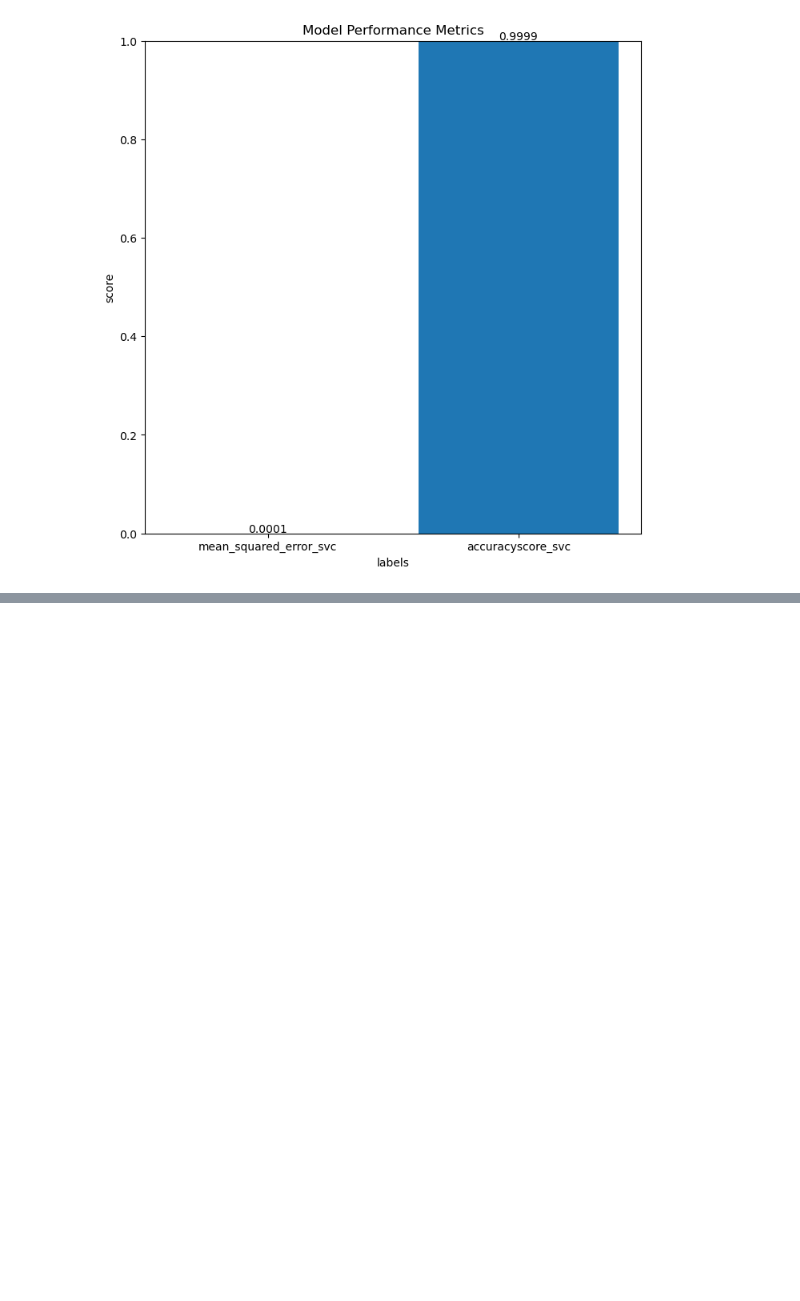
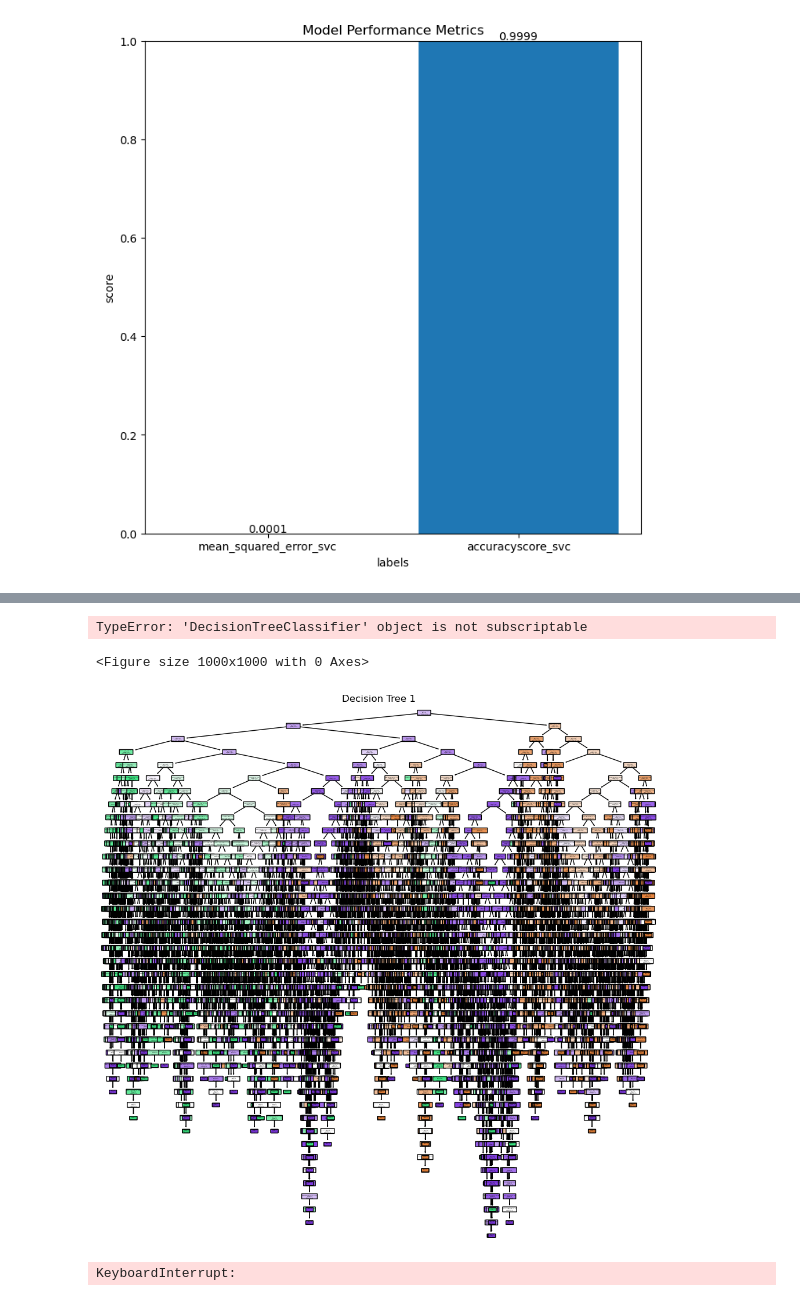
Before and after one commit to jagadabhijaswanth/Credit-Score-Classification-with-Machine-Learning, a Jupyter notebook: Credit-Score-Classification-with-Machine-Learning.ipynb, the cells around one changed output, grey strips where cells are left out. Drawn from its saved outputs; the diff is of its cells as text; code cells hidden in the pictures; blank space fills up the shorter version.

```diff
--- a/Credit-Score-Classification-with-Machine-Learning.ipynb
+++ b/Credit-Score-Classification-with-Machine-Learning.ipynb
@@ -354,0 +513,35 @@ plt.show()
+# %%
+from sklearn.tree import plot_tree
+import matplotlib.pyplot as plt
+
+
+n_trees = len(rf.estimators_)
+for i in range(n_trees):
+    plt.figure(figsize=(10,10))
+    plot_tree(rf.estimator_[i], feature_names=['Annual_Income', 'Monthly_Inhand_Salary', 'Num_Bank_Accounts',
+                          'Num_Credit_Card', 'Interest_Rate', 'Num_of_Loan', 'Delay_from_due_date',
+                          'Num_of_Delayed_Payment', 'Credit_Mix', 'Outstanding_Debt',
+                          'Credit_Utilization_Ratio', 'Credit_History_Age', 'Total_EMI_per_month',
+                          'Amount_invested_monthly', 'Monthly_Balance'],
+                                               class_names=['Poor', 'Good', 'Standard'], filled=True, rounded=True)
+
+plt.show()
+# %% [output]
+TypeError: 'DecisionTreeClassifier' object is not subscriptable
+<Figure size 1000x1000 with 0 Axes>
+# %%
+n_trees = len(rf.estimators_)
+for i in range(n_trees):
+    plt.figure(figsize=(12, 12))
+    # Directly plot the tree using the tree object from the estimators list
+    plot_tree(rf.estimators_[i], feature_names=['Annual_Income', 'Monthly_Inhand_Salary', 'Num_Bank_Accounts',
+                                                'Num_Credit_Card', 'Interest_Rate', 'Num_of_Loan', 'Delay_from_due_date',
+                                                'Num_of_Delayed_Payment', 'Credit_Mix', 'Outstanding_Debt',
+                                                'Credit_Utilization_Ratio', 'Credit_History_Age', 'Total_EMI_per_month',
+                                                'Amount_invested_monthly', 'Monthly_Balance'],
+              class_names=['Poor', 'Good', 'Standard'], filled=True, rounded=True)
+    plt.title(f"Decision Tree {i+1}")
+    plt.show()
+# %% [output]
+[figure, added]
+KeyboardInterrupt:
```
Also changed, not shown: parts of 5 cells of this notebook, 1 other file.
